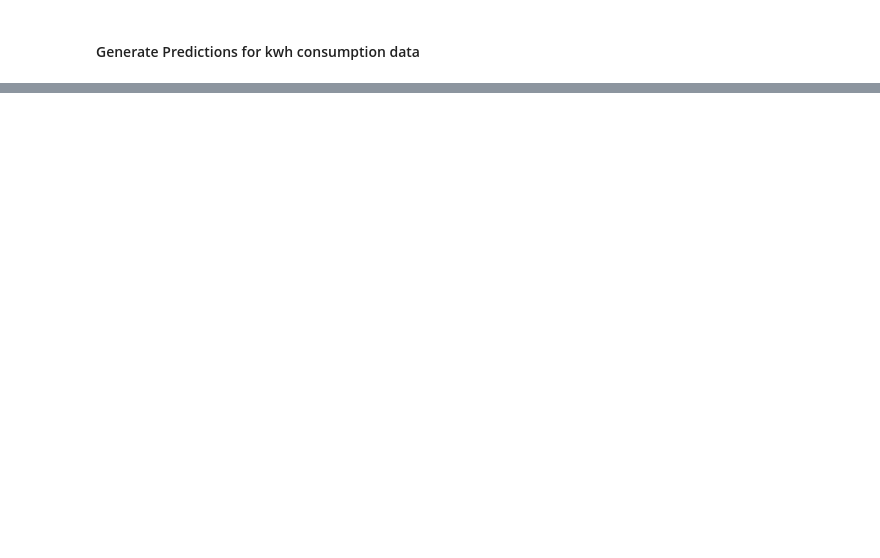
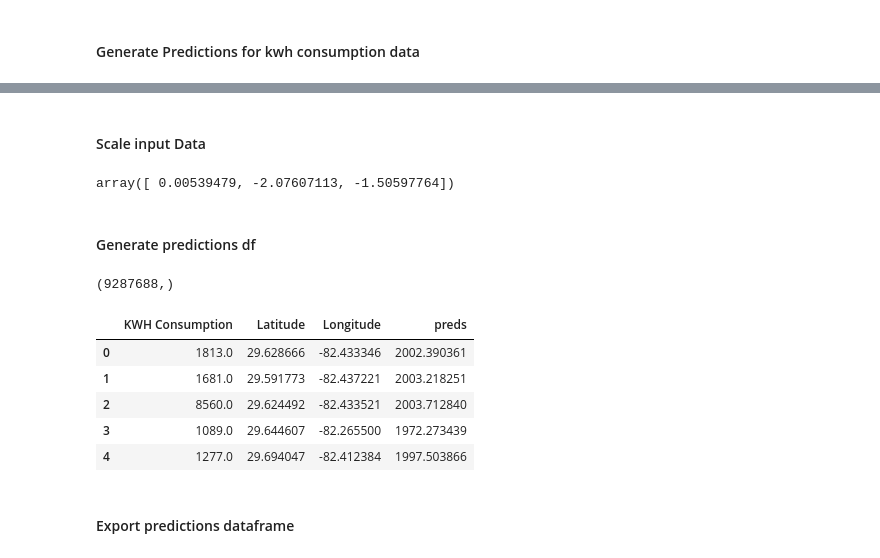
Before and after one commit to katiejohnsonsf/Forecasting-a-Carbon-Zero-City, a Jupyter notebook: Regression Models.ipynb, the cells around one changed output, grey strips where cells are left out. Saved outputs shown, nothing was run; the diff lists cells and outputs as text; code cells hidden in the pictures; blank space fills up the shorter version.

```diff
--- a/Regression Models.ipynb
+++ b/Regression Models.ipynb
@@ -160,2 +179,38 @@ mse
+# %% [markdown]
+<h4>Scale input Data</h4>
+# %%
+# standardizing data
+features_input = ['KWH Consumption', 'Latitude', 'Longitude']
+# Separating out the features
+x_input = electricity_df.loc[:, features_input].values
+# Standardizing the features
+x_input = StandardScaler().fit_transform(x_input)
+# %%
+x_input[1]
+# %% [output]
+array([ 0.00539479, -2.07607113, -1.50597764])
+# %% [markdown]
+<h4>Generate predictions df</h4>
 # %%
-y_pred = rf.predict(X_test)
+y_pred = rf.predict(x_input)
+# %%
+y_pred.shape
+# %% [output]
+(9287688,)
+# %%
+y_pred_df = pd.DataFrame({'col_1': y_pred[:] })
+# %%
+# create column for predicted energy efficiency (higher number = more efficient)
+preds_electricity_df = electricity_df
+preds_electricity_df['preds'] = y_pred_df
+# %%
+preds_electricity_df.head()
+# %% [output]
+|  | KWH Consumption | Latitude | Longitude | preds |
+| 0 | 1813.0 | 29.628666 | -82.433346 | 2002.390361 |
+| 1 | 1681.0 | 29.591773 | -82.437221 | 2003.218251 |
+| 2 | 8560.0 | 29.624492 | -82.433521 | 2003.712840 |
+| 3 | 1089.0 | 29.644607 | -82.265500 | 1972.273439 |
+| 4 | 1277.0 | 29.694047 | -82.412384 | 1997.503866 |
+# %% [markdown]
+<h4>Export predictions dataframe</h4>
```
Also changed, not shown: parts of 12 cells of this notebook, 4 other files.
